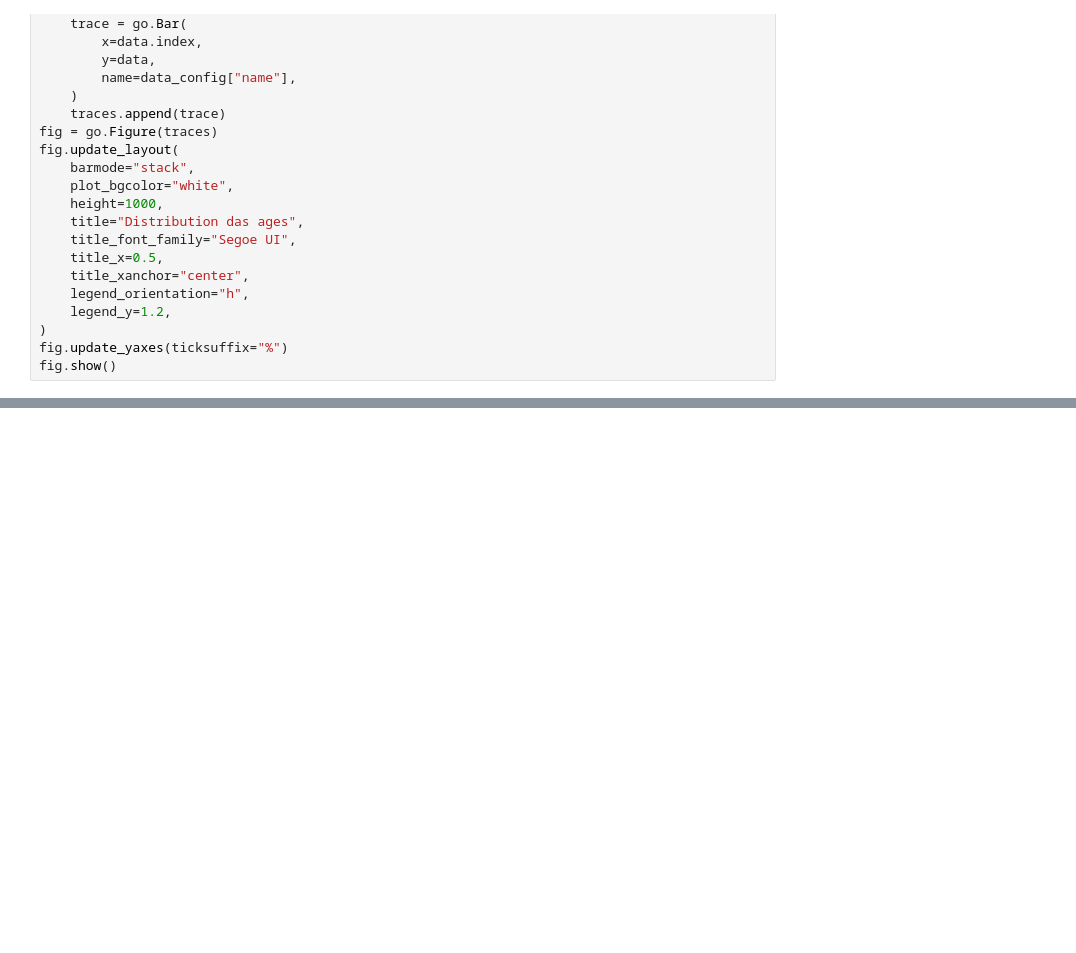
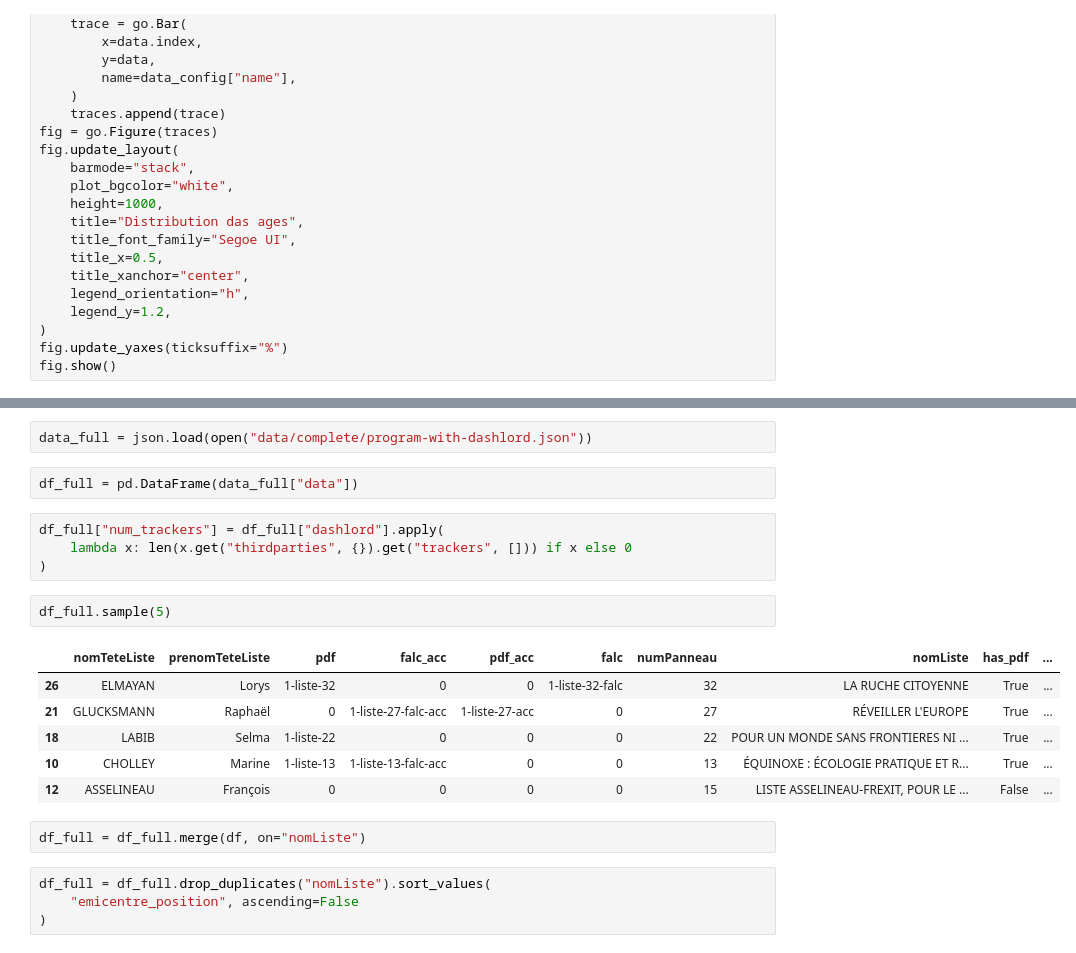
Before and after one commit to les-enovateurs/elections-europeennes, a Jupyter notebook: data_analysis.ipynb, the cells around one changed output, grey strips where cells are left out. Saved outputs shown, nothing was run; the diff lists cells and outputs as text; blank space fills up the shorter version.

```diff
--- a/data_analysis.ipynb
+++ b/data_analysis.ipynb
@@ -154,0 +279,23 @@ fig.show()
+# %%
+data_full = json.load(open("data/complete/program-with-dashlord.json"))
+# %%
+df_full = pd.DataFrame(data_full["data"])
+# %%
+df_full["num_trackers"] = df_full["dashlord"].apply(
+    lambda x: len(x.get("thirdparties", {}).get("trackers", [])) if x else 0
+)
+# %%
+df_full.sample(5)
+# %% [output]
+|  | nomTeteListe | prenomTeteListe | pdf | falc_acc | pdf_acc | falc | numPanneau | nomListe | has_pdf | ... |
+| 26 | ELMAYAN | Lorys | 1-liste-32 | 0 | 0 | 1-liste-32-falc | 32 | LA RUCHE CITOYENNE | True | ... |
+| 21 | GLUCKSMANN | Raphaël | 0 | 1-liste-27-falc-acc | 1-liste-27-acc | 0 | 27 | RÉVEILLER L'EUROPE | True | ... |
+| 18 | LABIB | Selma | 1-liste-22 | 0 | 0 | 0 | 22 | POUR UN MONDE SANS FRONTIERES NI ... | True | ... |
+| 10 | CHOLLEY | Marine | 1-liste-13 | 1-liste-13-falc-acc | 0 | 0 | 13 | ÉQUINOXE : ÉCOLOGIE PRATIQUE ET R... | True | ... |
+| 12 | ASSELINEAU | François | 0 | 0 | 0 | 0 | 15 | LISTE ASSELINEAU-FREXIT, POUR LE ... | False | ... |
+# %%
+df_full = df_full.merge(df, on="nomListe")
+# %%
+df_full = df_full.drop_duplicates("nomListe").sort_values(
+    "emicentre_position", ascending=False
+)
```
Also changed, not shown: parts of 11 cells of this notebook.
